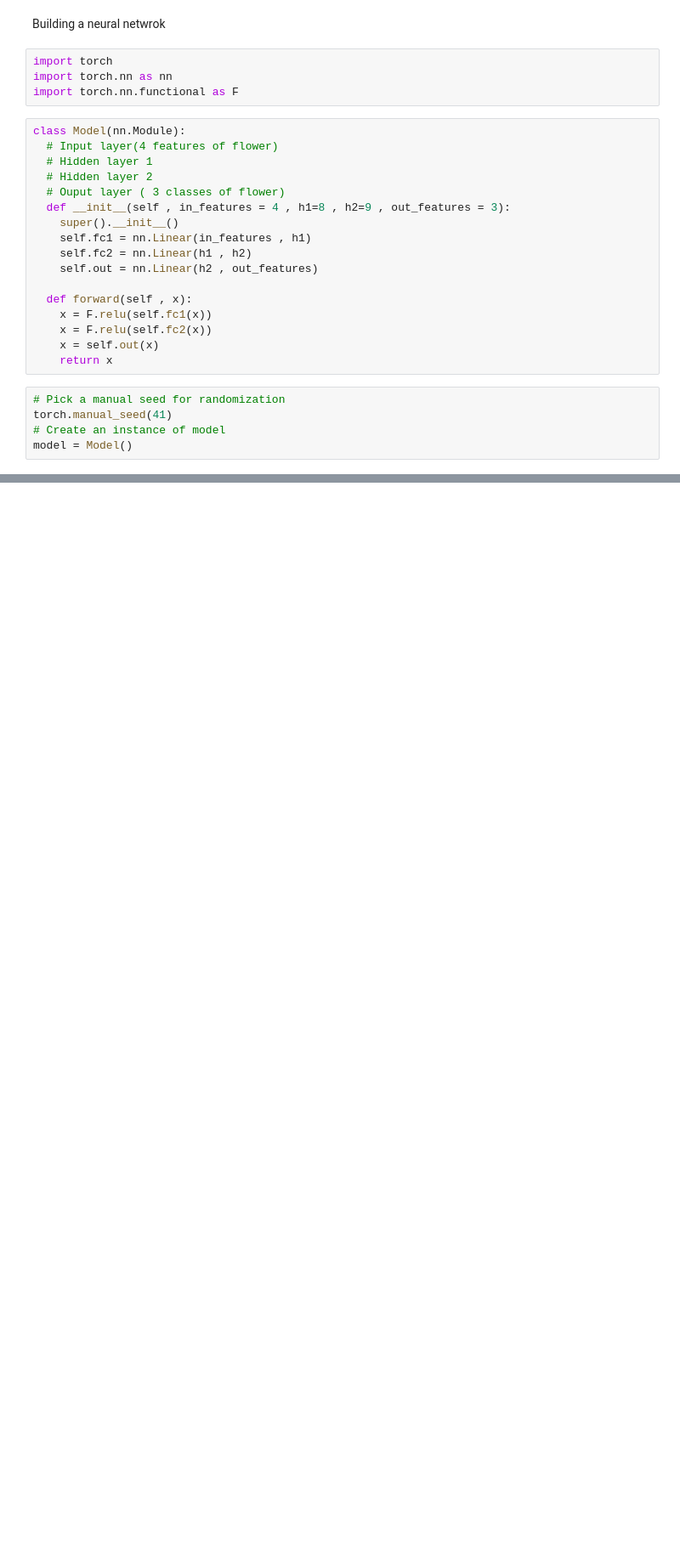
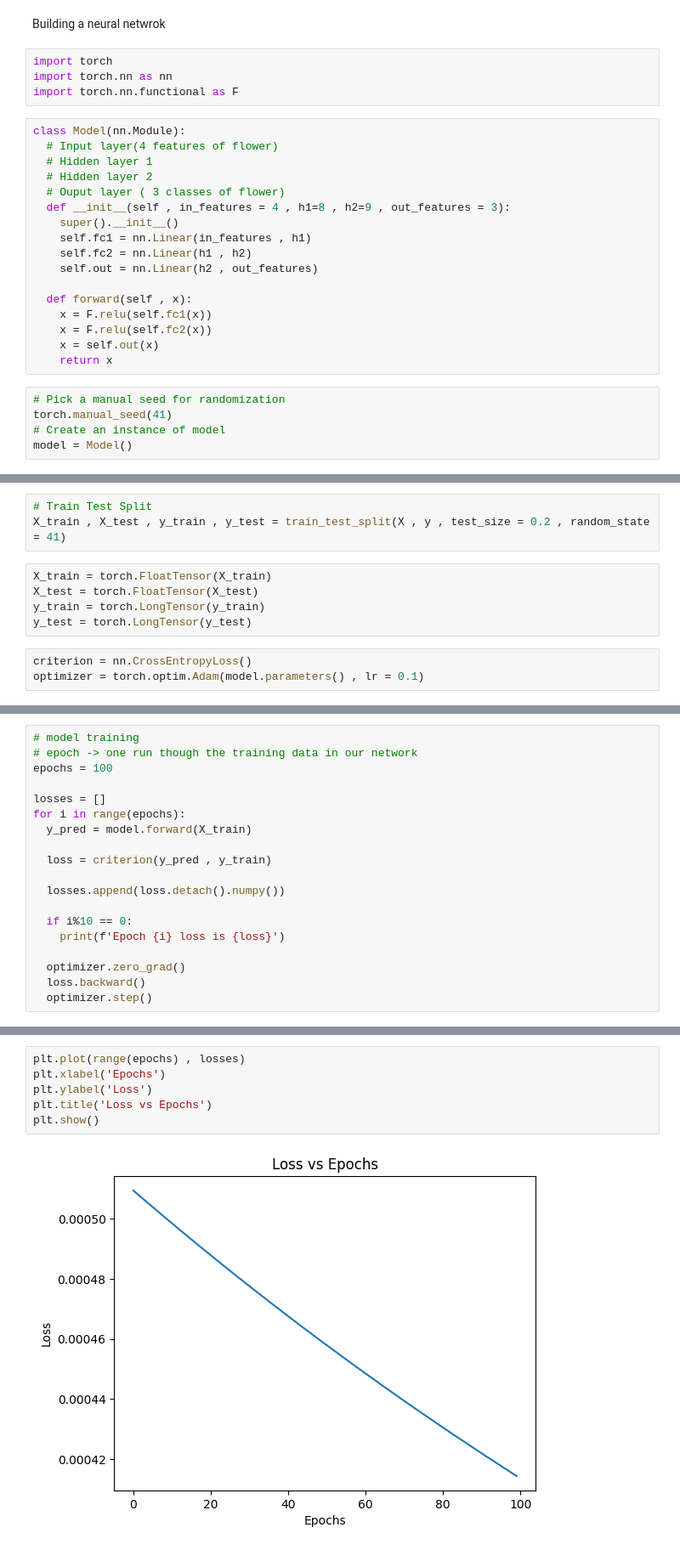
Before and after one commit to atharva7279/my_deeplearning, a Jupyter notebook: Untitled.ipynb, the cells around one changed output, grey strips where cells are left out. Shown at 85% size. Cells and saved outputs as stored; diff of their text form; blank space fills up the shorter version.

Commit message:
concluding the iris_model

```diff
--- a/Untitled.ipynb
+++ b/Untitled.ipynb
@@ -30,0 +85,11 @@ model = Model()
+# %%
+# Train Test Split
+X_train , X_test , y_train , y_test = train_test_split(X , y , test_size = 0.2 , random_state = 41)
+# %%
+X_train = torch.FloatTensor(X_train)
+X_test = torch.FloatTensor(X_test)
+y_train = torch.LongTensor(y_train)
+y_test = torch.LongTensor(y_test)
+# %%
+criterion = nn.CrossEntropyLoss()
+optimizer = torch.optim.Adam(model.parameters() , lr = 0.1)
@@ -30,0 +104,19 @@ model = Model()
+# %%
+# model training
+# epoch -> one run though the training data in our network
+epochs = 100
+
+losses = []
+for i in range(epochs):
+  y_pred = model.forward(X_train)
+
+  loss = criterion(y_pred , y_train)
+
+  losses.append(loss.detach().numpy())
+
+  if i%10 == 0:
+    print(f'Epoch {i} loss is {loss}')
+
+  optimizer.zero_grad()
+  loss.backward()
+  optimizer.step()
@@ -30,0 +134,8 @@ model = Model()
+# %%
+plt.plot(range(epochs) , losses)
+plt.xlabel('Epochs')
+plt.ylabel('Loss')
+plt.title('Loss vs Epochs')
+plt.show()
+# %% [output]
+[figure, added]
```
Also changed, not shown: parts of 20 cells of this notebook.
